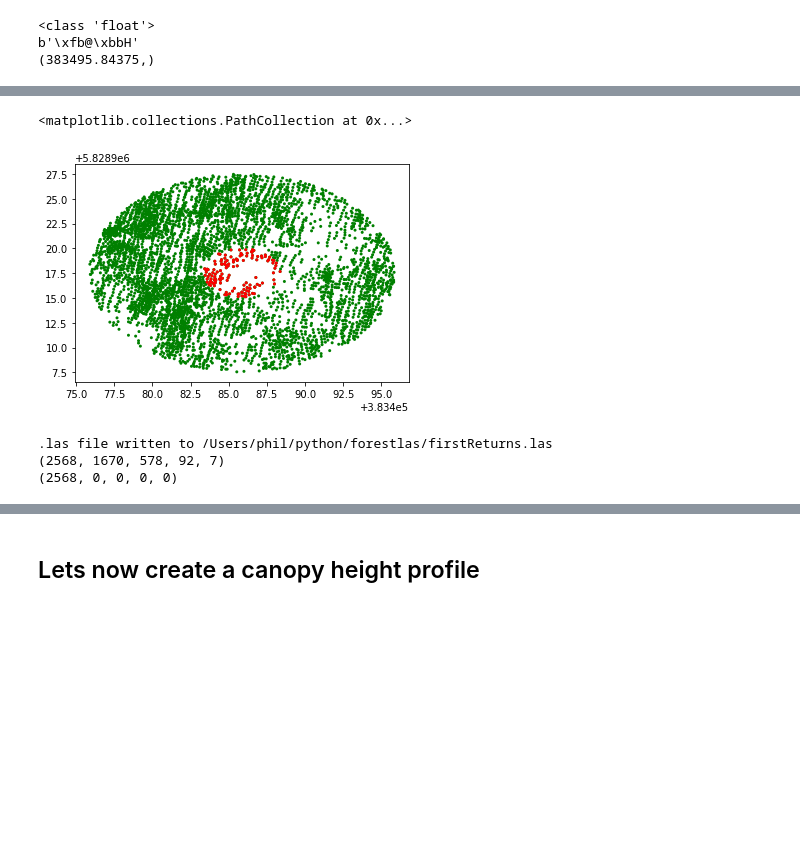
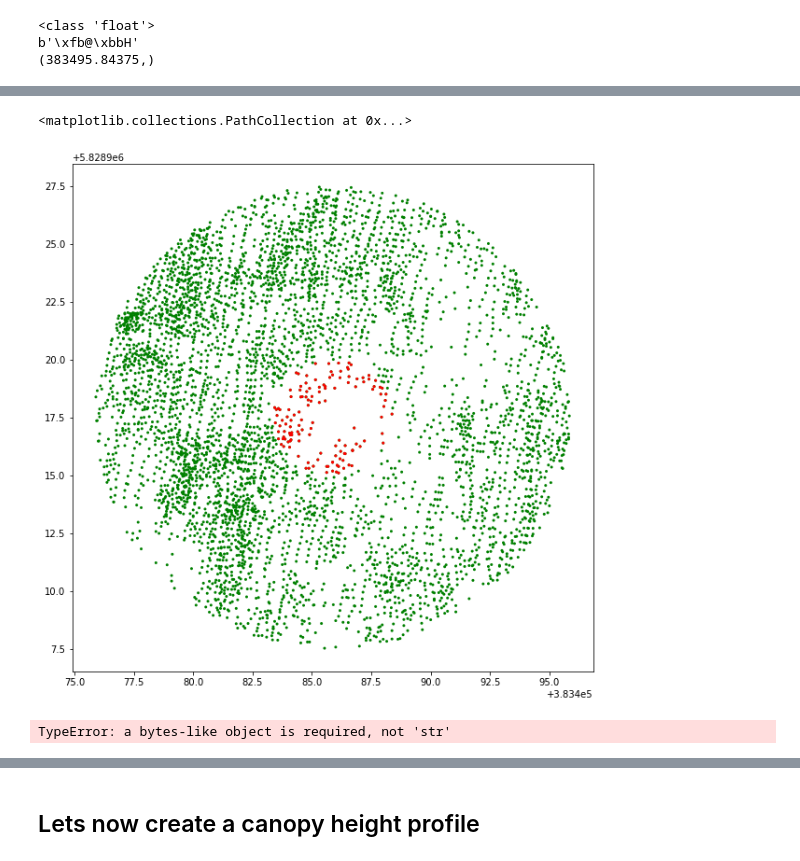
Before and after one commit to Maggemkay/forestlas, a Jupyter notebook: forestlas_intro (python 3.8 try).ipynb, the cells around one changed output, grey strips where cells are left out. Drawn from its saved outputs; the diff is of its cells as text; code cells hidden in the pictures; blank space fills up the shorter version.

```diff
--- a/forestlas_intro (python 3.8 try).ipynb
+++ b/forestlas_intro (python 3.8 try).ipynb
@@ -139,6 +139,7 @@ y = np.mean([header["ymin"], header["ymax"]])
 lasSubPlot = las.plot(x, y, extent=5, round=True).asArray()
 
 # and graph the complete plot and the subset
+plt.figure(figsize=(10,10))
 plt.scatter(lasAll['x'], lasAll['y'], marker=".",
             c="green", edgecolor="none")
 plt.scatter(lasSubPlot['x'], lasSubPlot['y'], marker=".",
@@ -163,18 +164,16 @@ plt.scatter(lasSubPlot['x'], lasSubPlot['y'], marker=".",
 number of bad points = 0
 <matplotlib.collections.PathCollection at 0x...>
-[figure, old version]
+[figure, new version]
 # %%
 # las files can be manipulated and then saved out
 lasFirst = lasAll[lasAll['rtn_num'] == 1]
 las.np2LAS(lasFirst, out=os.path.join(os.getcwd(), 'firstReturns.las'))
 
 # check that
-print lasIO.parseHeader(os.path.join(os.getcwd(), 'WC1.las'))["numptbyreturn"]
-print lasIO.parseHeader(os.path.join(os.getcwd(), 'firstReturns.las'))["numptbyreturn"]
+print(lasIO.parseHeader(os.path.join(os.getcwd(), 'WC1.las'))["numptbyreturn"])
+print(lasIO.parseHeader(os.path.join(os.getcwd(), 'firstReturns.las'))["numptbyreturn"])
 # %% [output]
-.las file written to /Users/phil/python/forestlas/firstReturns.las
-(2568, 1670, 578, 92, 7)
-(2568, 0, 0, 0, 0)
+TypeError: a bytes-like object is required, not 'str'
 # %%
 # finally there is an option to remove all temporary files and directories,
 # this can be set as an option using lasIO.lasIO(keepTemp=False)
```
Also changed, not shown: parts of 12 cells of this notebook, 2 other files.
